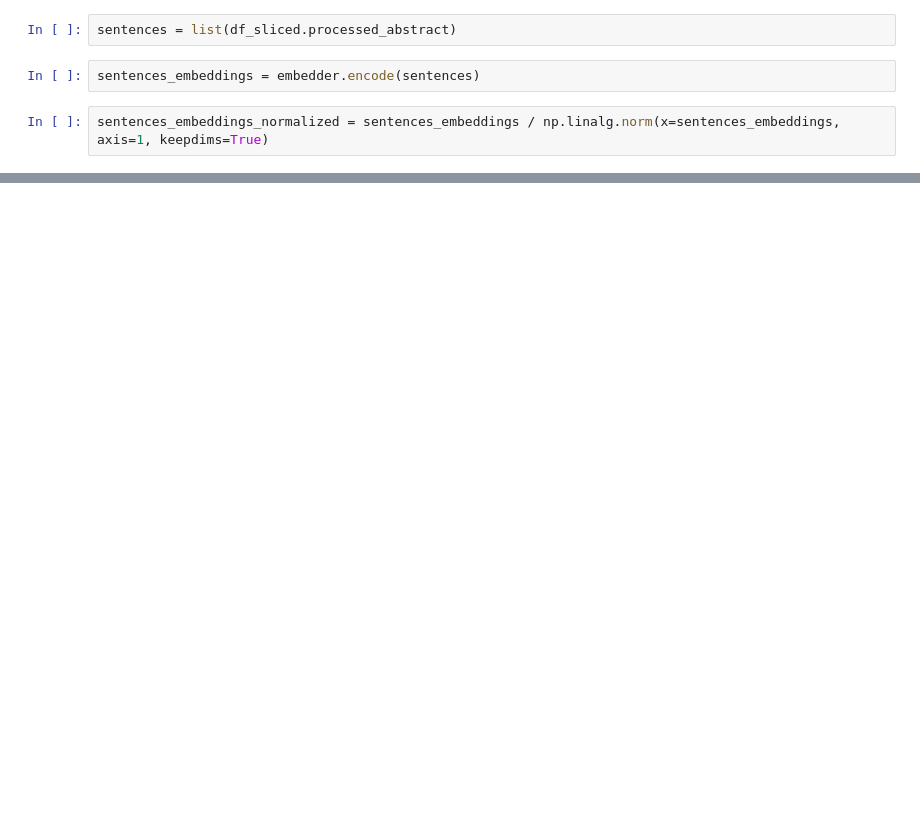
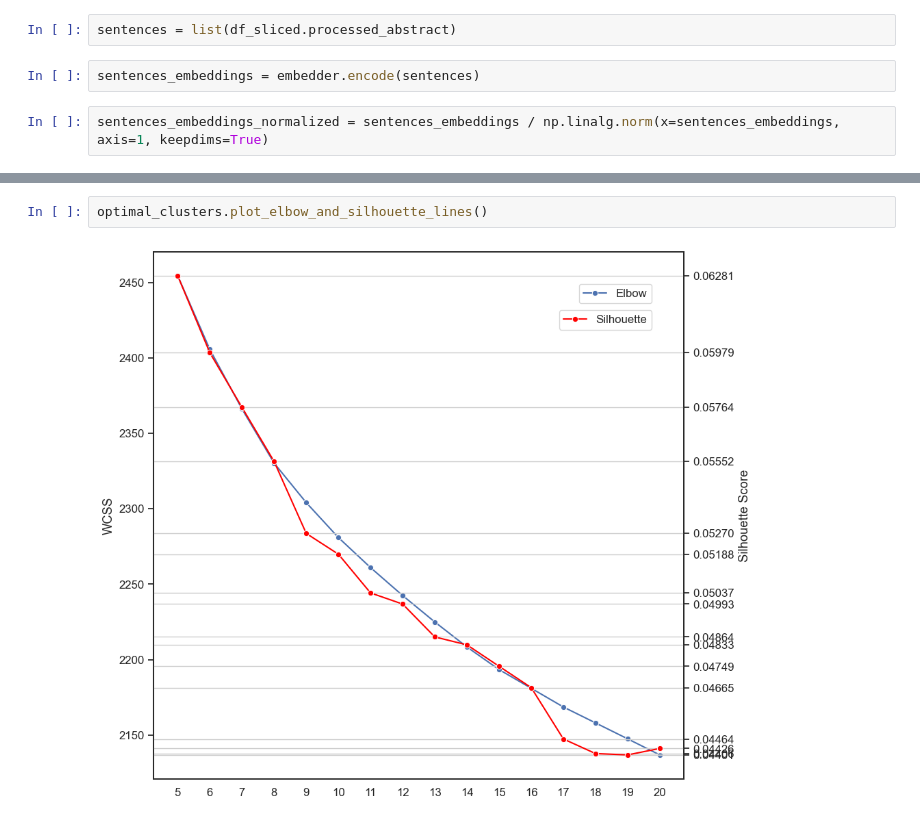
Before and after one commit to tseronni/genome, a Jupyter notebook: notebooks/clustering_with_deep_learning.ipynb, the cells around one changed output, grey strips where cells are left out. Cells and saved outputs as stored; diff of their text form; blank space fills up the shorter version.

```diff
--- a/notebooks/clustering_with_deep_learning.ipynb
+++ b/notebooks/clustering_with_deep_learning.ipynb
@@ -89,0 +90,4 @@ Optimal k for silhouette method: 2
+# %%
+optimal_clusters.plot_elbow_and_silhouette_lines()
+# %% [output]
+[figure, added]
```
Also changed, not shown: parts of 9 cells of this notebook, 4 other files.
